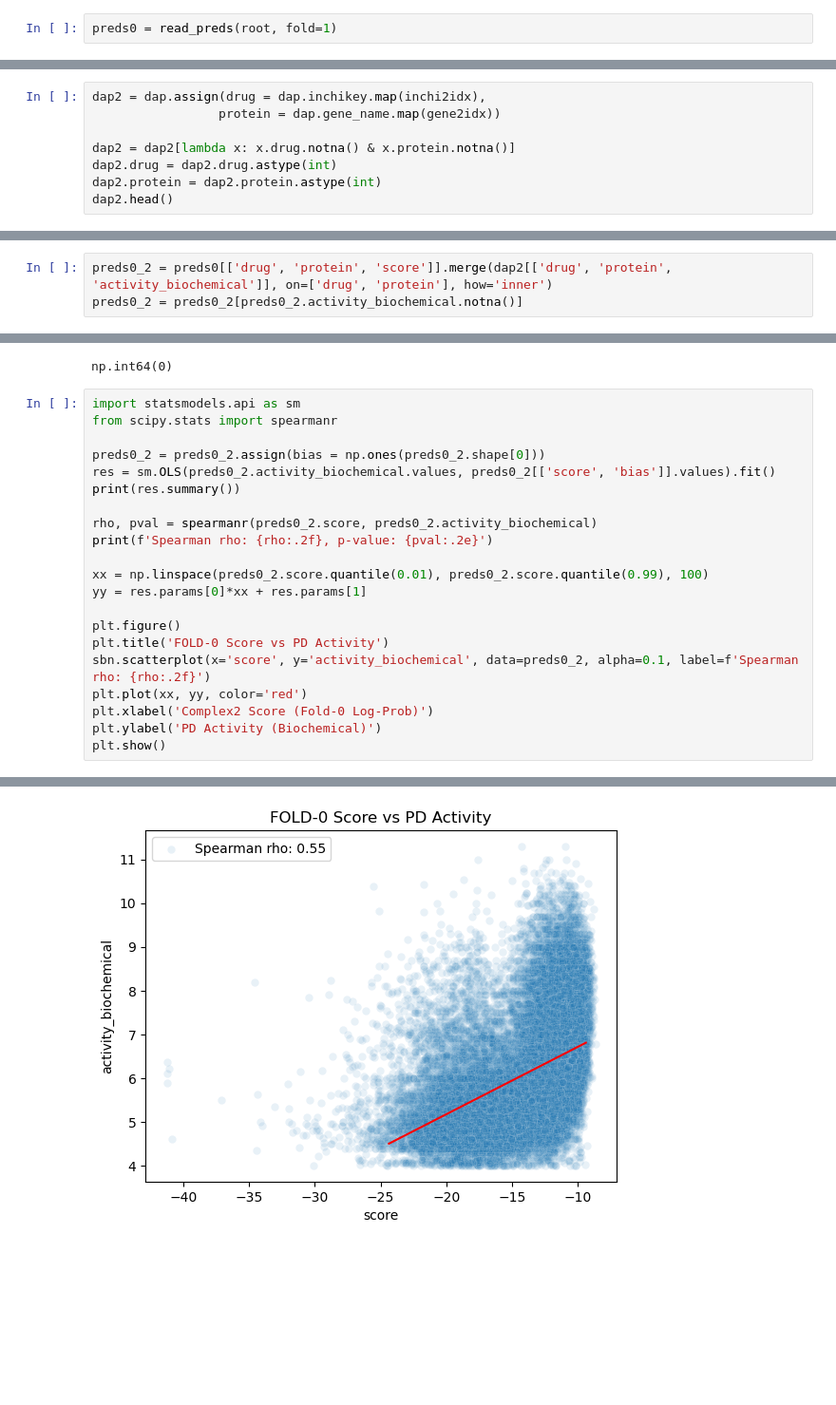
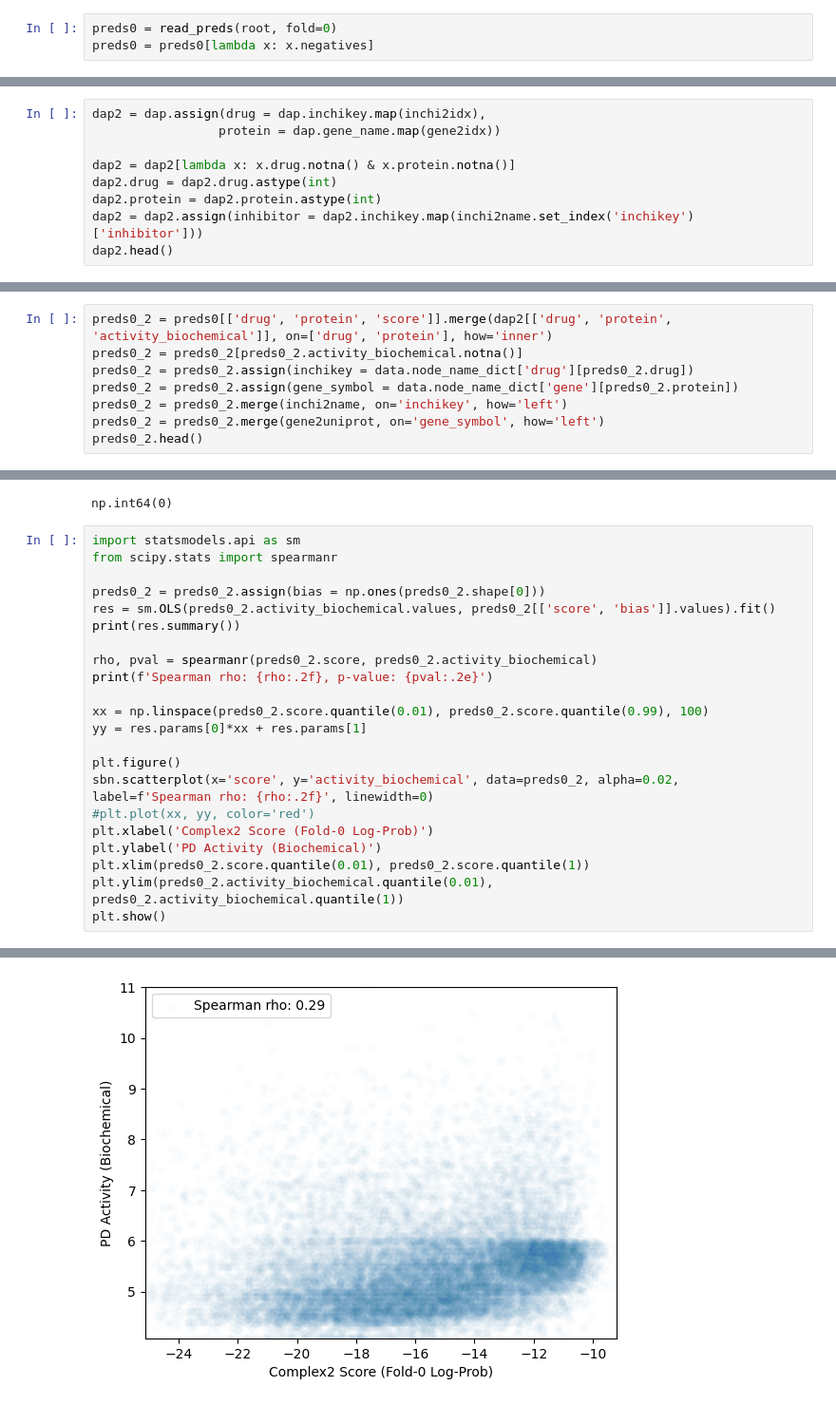
Before and after one commit to biodev/TKG-DTI, a Jupyter notebook: notebooks/00_AGG_FULL_TKG_PREDS.ipynb, the cells around one changed output, grey strips where cells are left out. Shown at 95% size. Saved outputs shown, nothing was run; the diff lists cells and outputs as text; blank space fills up the shorter version.

```diff
--- a/notebooks/00_AGG_FULL_TKG_PREDS.ipynb
+++ b/notebooks/00_AGG_FULL_TKG_PREDS.ipynb
@@ -432,7 +468,8 @@ preds2[['inhibitor', 'gene_symbol', 'uniprot_id', 'fnr_est_mean', 'in_n_folds']]
 | Kw-2449 | RPS6KA5 | O75582 | 0.899382 | 10 |
 | R-406 | MAP3K12 | Q12852 | 0.899262 | 10 |
 # %%
-preds0 = read_preds(root, fold=1)
+preds0 = read_preds(root, fold=0)
+preds0 = preds0[lambda x: x.negatives]
 # %%
 inchi2idx = {v: int(i) for i, v in enumerate(data.node_name_dict['drug'])}
 gene2idx = {v: int(i) for i, v in enumerate(data.node_name_dict['gene'])}
@@ -449,5 +486,6 @@ dap2 = dap.assign(drug = dap.inchikey.map(inchi2idx),
 dap2 = dap2[lambda x: x.drug.notna() & x.protein.notna()]
 dap2.drug = dap2.drug.astype(int)
 dap2.protein = dap2.protein.astype(int)
+dap2 = dap2.assign(inhibitor = dap2.inchikey.map(inchi2name.set_index('inchikey')['inhibitor']))
 dap2.head()
 # %% [output]
@@ -460,3 +503,8 @@ dap2.head()
 # %%
 preds0_2 = preds0[['drug', 'protein', 'score']].merge(dap2[['drug', 'protein', 'activity_biochemical']], on=['drug', 'protein'], how='inner')
 preds0_2 = preds0_2[preds0_2.activity_biochemical.notna()]
+preds0_2 = preds0_2.assign(inchikey = data.node_name_dict['drug'][preds0_2.drug])
+preds0_2 = preds0_2.assign(gene_symbol = data.node_name_dict['gene'][preds0_2.protein])
+preds0_2 = preds0_2.merge(inchi2name, on='inchikey', how='left')
+preds0_2 = preds0_2.merge(gene2uniprot, on='gene_symbol', how='left')
+preds0_2.head()
@@ -489,11 +553,12 @@ xx = np.linspace(preds0_2.score.quantile(0.01), preds0_2.score.quantile(0.99), 1
 yy = res.params[0]*xx + res.params[1]
 
 plt.figure()
-plt.title('FOLD-0 Score vs PD Activity')
-sbn.scatterplot(x='score', y='activity_biochemical', data=preds0_2, alpha=0.1, label=f'Spearman rho: {rho:.2f}')
-plt.plot(xx, yy, color='red')
+sbn.scatterplot(x='score', y='activity_biochemical', data=preds0_2, alpha=0.02, label=f'Spearman rho: {rho:.2f}', linewidth=0)
+#plt.plot(xx, yy, color='red')
 plt.xlabel('Complex2 Score (Fold-0 Log-Prob)')
 plt.ylabel('PD Activity (Biochemical)')
+plt.xlim(preds0_2.score.quantile(0.01), preds0_2.score.quantile(1))
+plt.ylim(preds0_2.activity_biochemical.quantile(0.01), preds0_2.activity_biochemical.quantile(1))
 plt.show()
 # %% [output]
                             OLS Regression Results
@@ -516,3 +581,3 @@ Spearman rho: 0.55, p-value: 0.00e+00
-[figure, old version]
+[figure, new version]
 # %%
 # TODO: compare this to jglaser - how much overlap?
```
Also changed, not shown: parts of 20 cells of this notebook, 5 other files.
